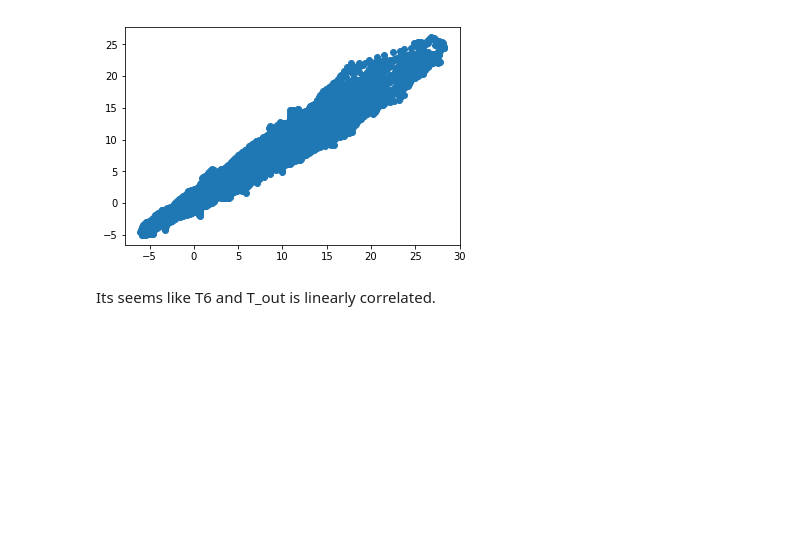
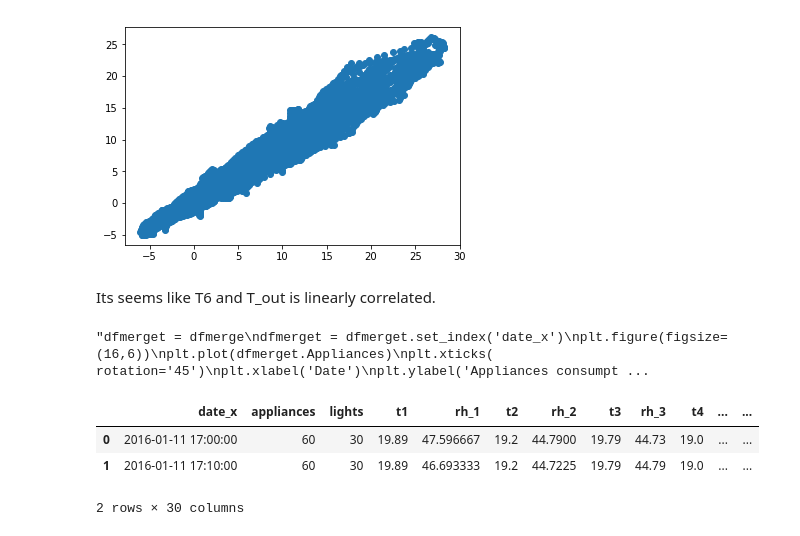
Before and after one commit to arijitsinha80/Springboard, a Jupyter notebook: Project/Capstoneproject_Phase2.ipynb, the cells around one changed output. Drawn from its saved outputs; the diff is of its cells as text; code cells hidden in the pictures; blank space fills up the shorter version.

```diff
--- a/Project/Capstoneproject_Phase2.ipynb
+++ b/Project/Capstoneproject_Phase2.ipynb
@@ -434,3 +168,23 @@ plt.scatter(dfmerge["T6"], dfmerge["T_out"])
 [figure]
 # %% [markdown]
 Its seems like T6 and T_out is linearly correlated.
+# %%
+'''dfmerget = dfmerge
+dfmerget = dfmerget.set_index('date_x')
+plt.figure(figsize=(16,6))
+plt.plot(dfmerget.Appliances)
+plt.xticks( rotation='45')
+plt.xlabel('Date')
+plt.ylabel('Appliances consumption in Wh')'''
+# %% [output]
+"dfmerget = dfmerge\ndfmerget = dfmerget.set_index('date_x')\nplt.figure(figsize=(16,6))\nplt.plot(dfmerget.Appliances)\nplt.xticks( rotation='45')\nplt.xlabel('Date')\nplt.ylabel('Appliances consumpt ...
+# %%
+# Lowercase the column names
+dfmerge.columns = [x.lower() for x in dfmerge.columns]
+# %%
+dfmerge.head(2)
+# %% [output]
+|  | date_x | appliances | lights | t1 | rh_1 | t2 | rh_2 | t3 | rh_3 | t4 | ... | ... |
+| 0 | 2016-01-11 17:00:00 | 60 | 30 | 19.89 | 47.596667 | 19.2 | 44.7900 | 19.79 | 44.73 | 19.0 | ... | ... |
+| 1 | 2016-01-11 17:10:00 | 60 | 30 | 19.89 | 46.693333 | 19.2 | 44.7225 | 19.79 | 44.79 | 19.0 | ... | ... |
+2 rows × 30 columns
```
Also changed, not shown: parts of 51 cells of this notebook, 1 other file.
